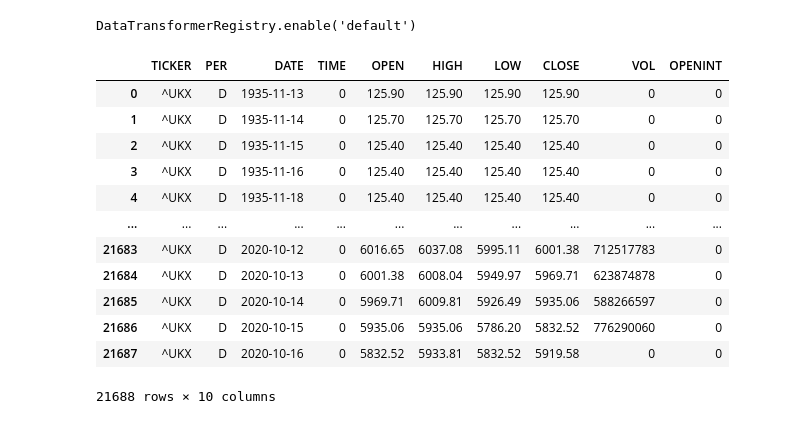
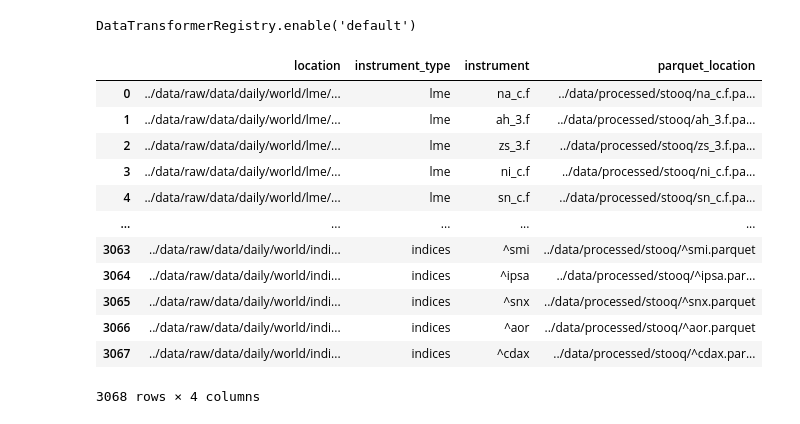
Before and after one commit to gr3ybr0w/newsfeed, a Jupyter notebook: notebooks/Untitled.ipynb, the cells around one changed output. Drawn from its saved outputs; the diff is of its cells as text; code cells hidden in the pictures.

```diff
--- a/notebooks/Untitled.ipynb
+++ b/notebooks/Untitled.ipynb
@@ -16,16 +11,0 @@ ukx.columns = [x.replace('<', '').replace('>','') for x in ukx.columns.values]
-# %%
-ukx
-# %% [output]
-|  | TICKER | PER | DATE | TIME | OPEN | HIGH | LOW | CLOSE | VOL | OPENINT |
-| 0 | ^UKX | D | 1935-11-13 | 0 | 125.90 | 125.90 | 125.90 | 125.90 | 0 | 0 |
-| 1 | ^UKX | D | 1935-11-14 | 0 | 125.70 | 125.70 | 125.70 | 125.70 | 0 | 0 |
-| 2 | ^UKX | D | 1935-11-15 | 0 | 125.40 | 125.40 | 125.40 | 125.40 | 0 | 0 |
-| 3 | ^UKX | D | 1935-11-16 | 0 | 125.40 | 125.40 | 125.40 | 125.40 | 0 | 0 |
-| 4 | ^UKX | D | 1935-11-18 | 0 | 125.40 | 125.40 | 125.40 | 125.40 | 0 | 0 |
-| ... | ... | ... | ... | ... | ... | ... | ... | ... | ... | ... |
-| 21683 | ^UKX | D | 2020-10-12 | 0 | 6016.65 | 6037.08 | 5995.11 | 6001.38 | 712517783 | 0 |
-| 21684 | ^UKX | D | 2020-10-13 | 0 | 6001.38 | 6008.04 | 5949.97 | 5969.71 | 623874878 | 0 |
-| 21685 | ^UKX | D | 2020-10-14 | 0 | 5969.71 | 6009.81 | 5926.49 | 5935.06 | 588266597 | 0 |
-| 21686 | ^UKX | D | 2020-10-15 | 0 | 5935.06 | 5935.06 | 5786.20 | 5832.52 | 776290060 | 0 |
-| 21687 | ^UKX | D | 2020-10-16 | 0 | 5832.52 | 5933.81 | 5832.52 | 5919.58 | 0 | 0 |
-21688 rows × 10 columns
@@ -31,0 +14,16 @@ ukx
+# %%
+data_dirs
+# %% [output]
+|  | location | instrument_type | instrument | parquet_location |
+| 0 | ../data/raw/data/daily/world/lme/... | lme | na_c.f | ../data/processed/stooq/na_c.f.pa... |
+| 1 | ../data/raw/data/daily/world/lme/... | lme | ah_3.f | ../data/processed/stooq/ah_3.f.pa... |
+| 2 | ../data/raw/data/daily/world/lme/... | lme | zs_3.f | ../data/processed/stooq/zs_3.f.pa... |
+| 3 | ../data/raw/data/daily/world/lme/... | lme | ni_c.f | ../data/processed/stooq/ni_c.f.pa... |
+| 4 | ../data/raw/data/daily/world/lme/... | lme | sn_c.f | ../data/processed/stooq/sn_c.f.pa... |
+| ... | ... | ... | ... | ... |
+| 3063 | ../data/raw/data/daily/world/indi... | indices | ^smi | ../data/processed/stooq/^smi.parquet |
+| 3064 | ../data/raw/data/daily/world/indi... | indices | ^ipsa | ../data/processed/stooq/^ipsa.par... |
+| 3065 | ../data/raw/data/daily/world/indi... | indices | ^snx | ../data/processed/stooq/^snx.parquet |
+| 3066 | ../data/raw/data/daily/world/indi... | indices | ^aor | ../data/processed/stooq/^aor.parquet |
+| 3067 | ../data/raw/data/daily/world/indi... | indices | ^cdax | ../data/processed/stooq/^cdax.par... |
+3068 rows × 4 columns
```
Also changed, not shown: parts of 6 cells of this notebook, 1 other file.
